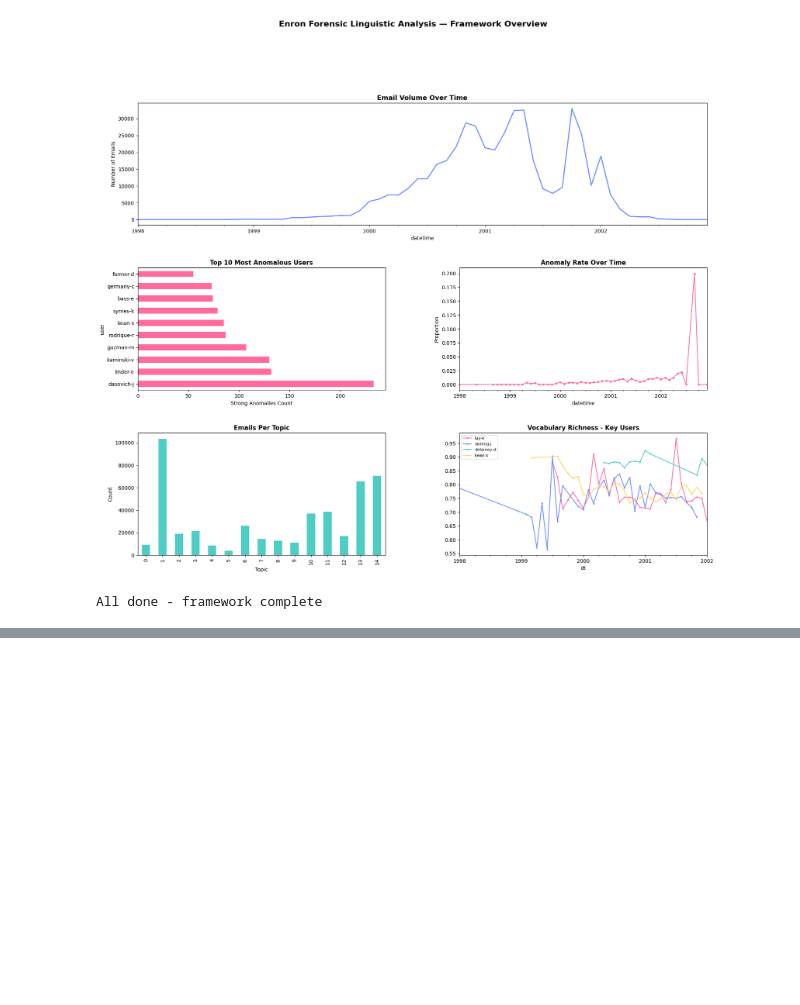
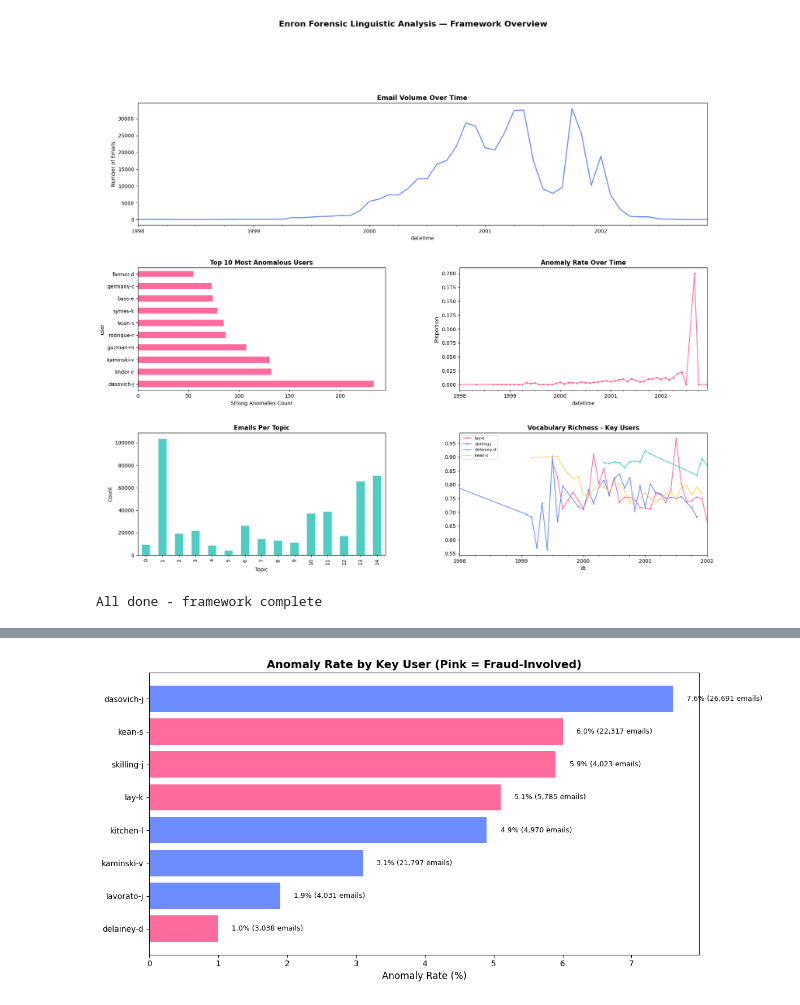
Before and after one commit to NoorHenigal/enron-nlp-forensics, a Jupyter notebook: notebooks/08_visualisations.ipynb, the cells around one changed output, grey strips where cells are left out. Saved outputs shown, nothing was run; the diff lists cells and outputs as text; code cells hidden in the pictures; blank space fills up the shorter version.

```diff
--- a/notebooks/08_visualisations.ipynb
+++ b/notebooks/08_visualisations.ipynb
@@ -111,0 +169,36 @@ All done - framework complete
+# %%
+# Key users anomaly summary table
+key_users = ['lay-k', 'skilling-j', 'fastow-a', 'delainey-d', 'kean-s',
+             'kitchen-l', 'lavorato-j', 'dasovich-j', 'kaminski-v']
+
+summary_data = []
+for user in key_users:
+    user_data = df[df['user'] == user]
+    if len(user_data) == 0:
+        continue
+    summary_data.append({
+        'User': user,
+        'Total Emails': len(user_data),
+        'ISO Forest Anomalies': (user_data['anomaly_iso'] == -1).sum(),
+        'LOF Anomalies': (user_data['anomaly_lof'] == -1).sum(),
+        'Strong Anomalies': user_data['strong_anomaly'].sum(),
+        'Anomaly Rate %': round((user_data['anomaly_iso'] == -1).sum() / len(user_data) * 100, 1)
+    })
+
+summary_df = pd.DataFrame(summary_data).sort_values('Anomaly Rate %', ascending=True)
+
+fig, ax = plt.subplots(figsize=(12, 6))
+colors = ['#ff6b9d' if user in ['lay-k', 'skilling-j', 'fastow-a', 'delainey-d', 'kean-s']
+          else '#6c8cff' for user in summary_df['User']]
+bars = ax.barh(summary_df['User'], summary_df['Anomaly Rate %'], color=colors)
+ax.set_xlabel('Anomaly Rate (%)', fontsize=12)
+ax.set_title('Anomaly Rate by Key User (Pink = Fraud-Involved)', fontsize=14, fontweight='bold')
+
+for i, (rate, total) in enumerate(zip(summary_df['Anomaly Rate %'], summary_df['Total Emails'])):
+    ax.text(rate + 0.2, i, f'{rate}% ({total:,} emails)', va='center', fontsize=9)
+
+plt.tight_layout()
+plt.savefig('../results/figures/key_users_anomaly_rates.png', dpi=150)
+plt.show()
+# %% [output]
+[figure, added]
```
Also changed, not shown: parts of 6 cells of this notebook, 6 other files.
